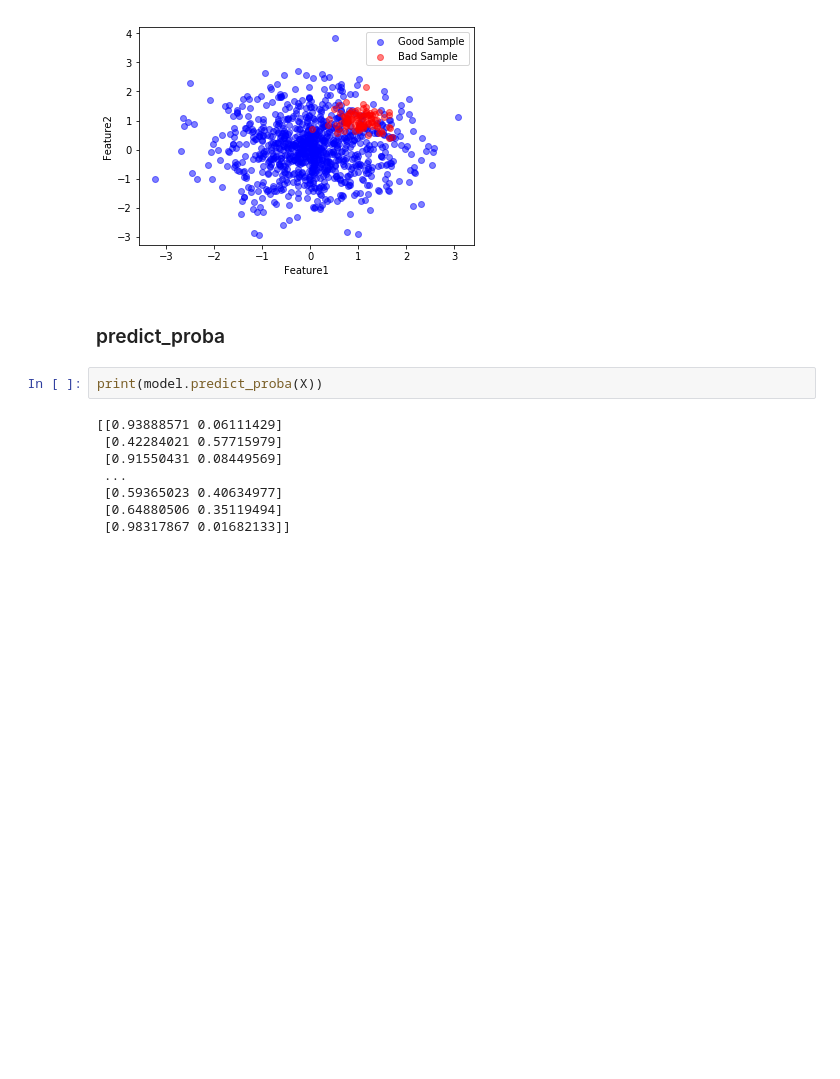
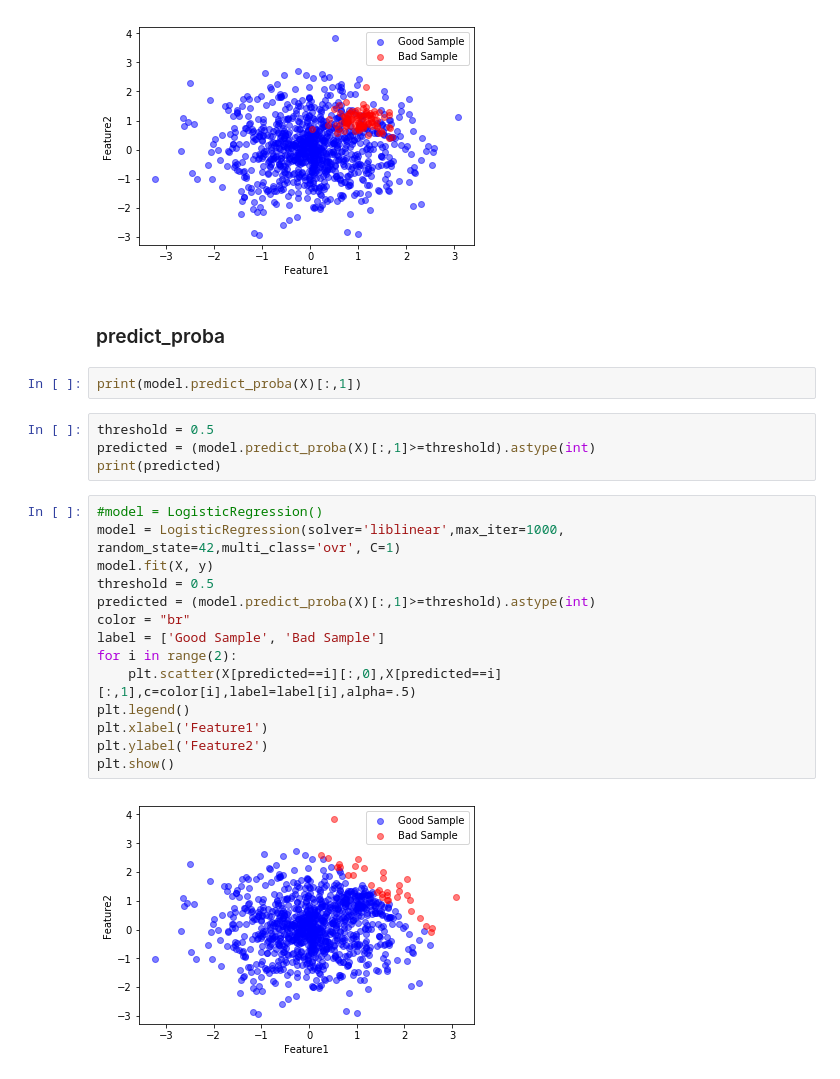
Before and after one commit to neohung/ml_note, a Jupyter notebook: lesson/ML4_Logistic_Regression.ipynb, the cells around one changed output. Drawn from its saved outputs; the diff is of its cells as text; blank space fills up the shorter version.

```diff
--- a/lesson/ML4_Logistic_Regression.ipynb
+++ b/lesson/ML4_Logistic_Regression.ipynb
@@ -242,12 +338,24 @@ Accuracy:0.88
 # %% [markdown]
 ### predict_proba
 # %%
-print(model.predict_proba(X))
+print(model.predict_proba(X)[:,1])
-# %% [output]
-[[0.93888571 0.06111429]
- [0.42284021 0.57715979]
- [0.91550431 0.08449569]
- ...
- [0.59365023 0.40634977]
- [0.64880506 0.35119494]
- [0.98317867 0.01682133]]
+# %%
+threshold = 0.5
+predicted = (model.predict_proba(X)[:,1]>=threshold).astype(int)
+print(predicted)
+# %%
+#model = LogisticRegression()
+model = LogisticRegression(solver='liblinear',max_iter=1000, random_state=42,multi_class='ovr', C=1)
+model.fit(X, y)
+threshold = 0.5
+predicted = (model.predict_proba(X)[:,1]>=threshold).astype(int)
+color = "br"
+label = ['Good Sample', 'Bad Sample']
+for i in range(2):
+    plt.scatter(X[predicted==i][:,0],X[predicted==i][:,1],c=color[i],label=label[i],alpha=.5)
+plt.legend()
+plt.xlabel('Feature1')
+plt.ylabel('Feature2')
+plt.show()
+# %% [output]
+[figure, added]
```
Also changed, not shown: parts of 18 cells of this notebook, 13 other files.
